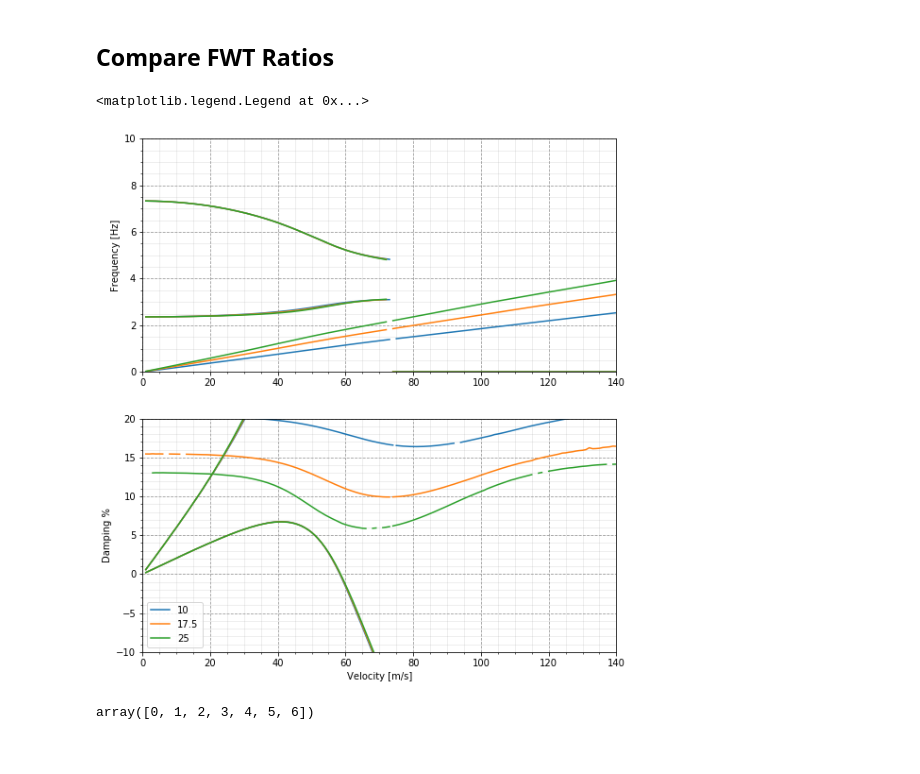
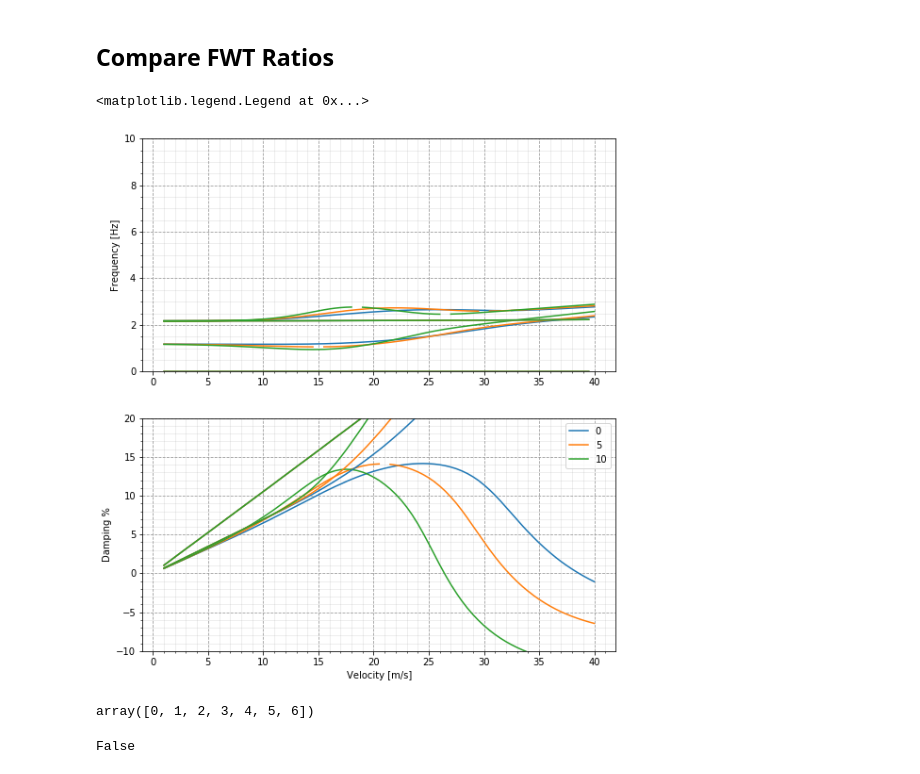
Before and after one commit to fh9g12/FwtModels, a Jupyter notebook: Workbooks/9_RectWingModelGen/4_Compare Results-JEC2.ipynb, the cells around one changed output. Cells and saved outputs as stored; diff of their text form; code cells hidden in the pictures.

```diff
--- a/Workbooks/9_RectWingModelGen/4_Compare Results-JEC2.ipynb
+++ b/Workbooks/9_RectWingModelGen/4_Compare Results-JEC2.ipynb
@@ -64,7 +86,7 @@ def SeriesFilter(series,var):
     else:
         return series == var
 
-def GetReducedDataSet(flutdf,model_num,Flare=25,AoA=0,ratio_FWT=20,FWT_mass = 100,Vmin = 1,Vmax = 140,Modes=None):
+def GetReducedDataSet(flutdf,model_num,Flare=25,AoA=0,ratio_FWT=20,FWT_mass = 100,Vmin = 1,Vmax = 140,Modes=None,Stable=None):
     data = flutdf.copy()
     data = data[SeriesFilter(data['Model'],model_num)]
     data = data[SeriesFilter(data['Flare Angle [Deg]'],Flare)]
@@ -72,6 +94,7 @@ def GetReducedDataSet(flutdf,model_num,Flare=25,AoA=0,ratio_FWT=20,FWT_mass = 10
     data = data[SeriesFilter(data['FWT Mass [%]'],FWT_mass)]
     data = data[SeriesFilter(data['FWT Ratio [%]'],ratio_FWT)]
     data = data[SeriesFilter(data['Mode'],Modes)]
+    data = data[SeriesFilter(data['Stable'],Stable)]
     data = data[data['V']<=Vmax]
     data = data[data['V']>=Vmin]
     return data
@@ -136,11 +171,11 @@ def CoastDeltaPlot(data,hue, ax,Delta = True):# testNums,ax,Flare=25,AoA=0,FWT_r
 # %%
 fig, axes = plt.subplots(3,1,figsize=(12,18))
 
-Tests = [0,4]
-data = GetReducedDataSet(flutdf,Tests,Flare = 10)
+Tests = [1,2]
+data = GetReducedDataSet(flutdf,Tests,ratio_FWT=10,FWT_mass = 50,Flare = 10,AoA = [0,5,10],Modes=None,Stable=None)
 
-PlotLines(data,Modes = flutdf['Mode'].cat.categories,hue = 'Model',var = 'Frequency',ax = axes[0])
-PlotLines(data,Modes = flutdf['Mode'].cat.categories,hue = 'Model',var = 'Damping [%]',ax = axes[1])
+PlotLines(data,x = 'V',Modes = flutdf['Mode'].cat.categories,hue = 'Model',y = 'Frequency',ax = axes[0])
+PlotLines(data,x = 'V',Modes = flutdf['Mode'].cat.categories,hue = 'Model',y = 'Damping [%]',ax = axes[1])
 CoastDeltaPlot(data,'Model', axes[2],Delta = True)
 
 for i in [0,1,2]:
@@ -148,15 +183,15 @@ for i in [0,1,2]:
     axes[i].grid(b=True, which='major', color='#999999', linestyle='--')
     axes[i].minorticks_on()
     axes[i].grid(b=True, which='minor', color='#999999', linestyle='-', alpha=0.2)
-    axes[i].set(xlim=(0,140))
+    #axes[i].set(xlim=(0,45))
 
 
 axes[0].set_ylabel('Frequency [Hz]')
 axes[1].set_ylabel('Damping %')
 
 #axes[0].set(ylim=(0.5,3))
-axes[0].set(ylim=(0,30))
-axes[1].set(ylim=(-20,20))
+axes[0].set(ylim=(0,5))
+axes[1].set(ylim=(0,40))
 
 
 #PlotModes(data,'Test',axes[:])
@@ -171,48 +238,42 @@ axes[1].legend([model_names[i] for i in Tests])
 # %%
 fig, axes = plt.subplots(2,1,figsize=(9,10))
 
 Tests = [0,4]
-data = GetReducedDataSet(flutdf,Tests,ratio_FWT=[0,10,20,30], Flare = 25,Vmax=140,Modes=[0,1,2])
+data = GetReducedDataSet(flutdf,Tests,ratio_FWT=[20],AoA = None, Flare = 10,Vmax=40,Modes=[0,1])
 
-#sns.scatterplot(data = data,x='V',y='Frequency',ax=axes[0],s=10,edgecolor='none')
-#sns.scatterplot(data = data,x='V',y='Damping [%]',ax=axes[1],s=10,edgecolor='none')
-
-#data = GetReducedDataSet(flutdf,Tests,ratio_FWT=[0,10,20,30], Flare = 25,Vmax=140,Modes=[0,1,2])
-#PlotLines(data,Modes = flutdf['Mode'].cat.categories,hue = 'Model',var = 'Frequency',ax = axes[0],sigma=5)
-#PlotLines(data,Modes = flutdf['Mode'].cat.categories,hue = 'Model',var = 'Damping [%]',ax = axes[1],sigma=5)
-
-data = GetReducedDataSet(flutdf,4,ratio_FWT=[10],AoA=10, Flare = None,Vmax=140,Modes=[0,1,2])
-PlotLines(data,Modes = flutdf['Mode'].cat.categories,hue = 'Flare Angle [Deg]',var = 'Frequency',ax = axes[0],sigma=5)
-PlotLines(data,Modes = flutdf['Mode'].cat.categories,hue = 'Flare Angle [Deg]',var = 'Damping [%]',ax = axes[1],sigma=5)
-
-
+PlotLines(data, x = 'V', Modes = flutdf['Mode'].cat.categories,hue = 'AoA [Deg]',y = 'Frequency',ax = axes[0],sigma=5)
+PlotLines(data, x = 'V', Modes = flutdf['Mode'].cat.categories,hue = 'AoA [Deg]',y = 'Damping [%]',ax = axes[1],sigma=5)
 
 for i in [0,1]:
     #axes[i].set(xlim=(0,60))
     axes[i].grid(b=True, which='major', color='#999999', linestyle='--')
     axes[i].minorticks_on()
     axes[i].grid(b=True, which='minor', color='#999999', linestyle='-', alpha=0.2)
-    axes[i].set(xlim=(0,140))
+    #axes[i].set(xlim=(0,140))
     #axes[i].set_xticks([i*20 for i in range(11)])
 #axes[0].set(ylim=(0.5,3))
 axes[0].set(ylim=(0,10))
 axes[1].set(ylim=(-10,20))
 
 
 axes[0].set_ylabel('Frequency [Hz]')
 axes[1].set_ylabel('Damping %')
 axes[1].set_xlabel('Velocity [m/s]')
 
 #PlotModes(data,'Test',axes[:])
 #axes[1].legend(['0%']*2+['10%']*2+['20%']*2,'30%'])
-axes[1].legend([10,17.5,25])
+axes[1].legend([0,5,10])
 #fig.show()
 #PlotModes(1,axes[:,0],Flare = 25)
 # %% [output]
 <matplotlib.legend.Legend at 0x...>
-[figure, old version]
+[figure, new version]
 # %%
 a = [0,1,6,4,1,4]
 np.unique(flutdf[flutdf['Mode']==1]['Test'])
 # %% [output]
 array([0, 1, 2, 3, 4, 5, 6])
+# %%
+2.73==True
+# %% [output]
+False
```
Also changed, not shown: parts of 8 cells of this notebook, 29 other files.
